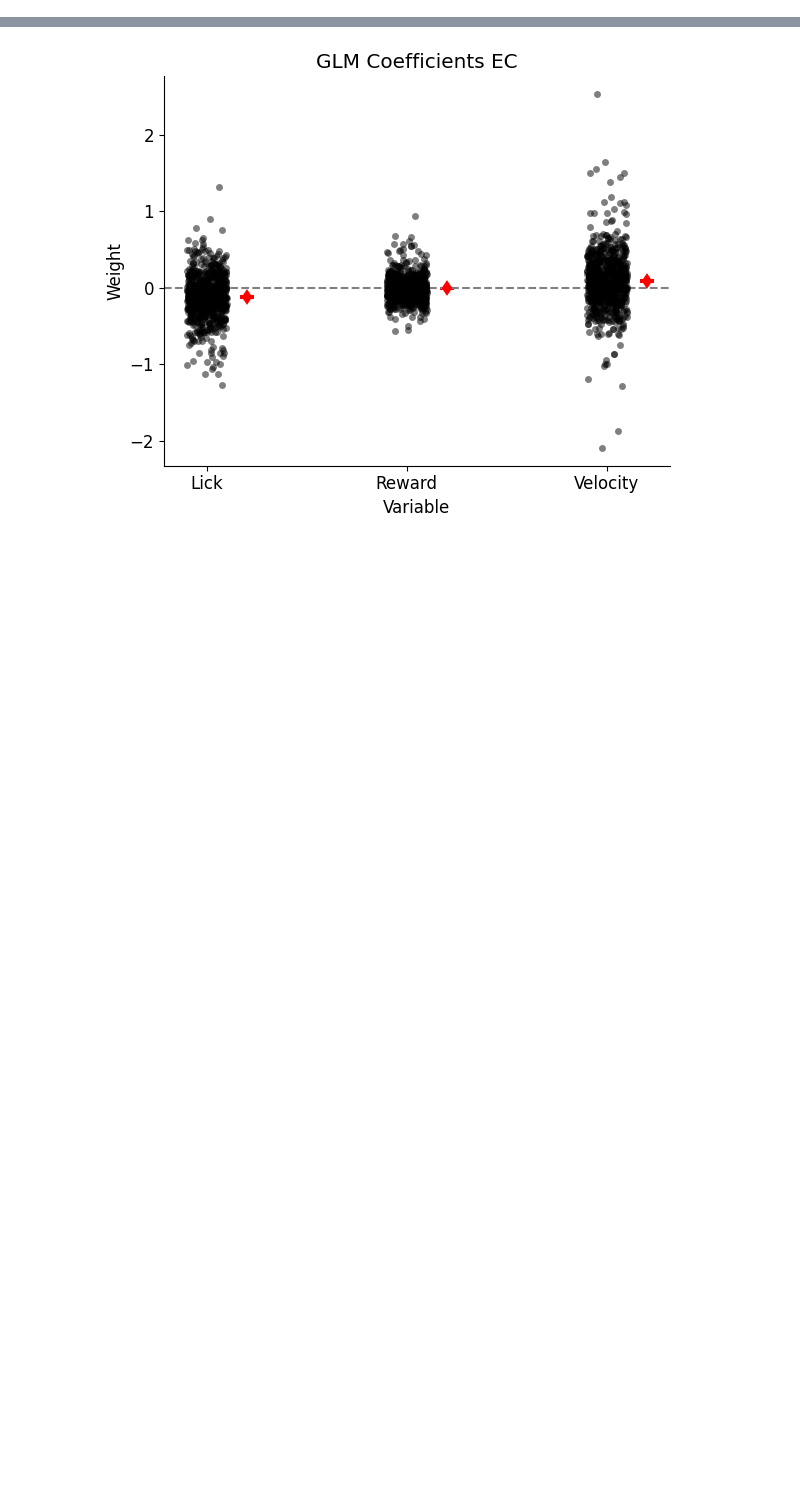
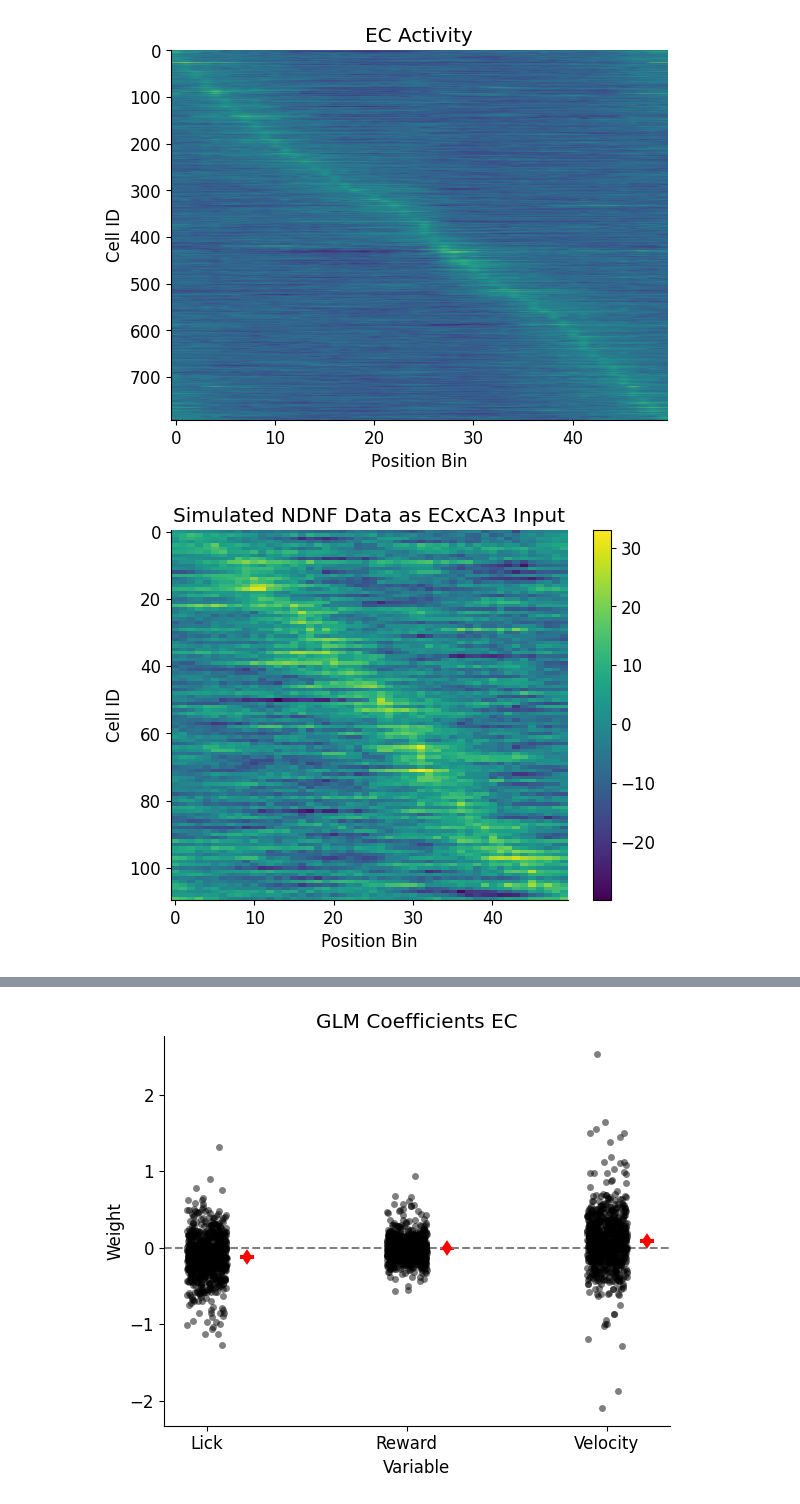
Before and after one commit to Milstein-Lab/CA1-interneuron-GLM, a Jupyter notebook: Clean_notebooks_to_date/finding_weights_over_NDNF.ipynb, the cells around one changed output, grey strips where cells are left out. Cells and saved outputs as stored; diff of their text form; code cells hidden in the pictures; blank space fills up the shorter version.

```diff
--- a/Clean_notebooks_to_date/finding_weights_over_NDNF.ipynb
+++ b/Clean_notebooks_to_date/finding_weights_over_NDNF.ipynb
@@ -630,0 +35,37 @@ MSE_list_EC_predicting_NDNF_early, coefficients_list_EC_early = get_MSE_cell_typ
+# %%
+
+
+ca3_vs_position_all_cells_array = get_CA3_data(track_length = 180, num_cells=200)
+plot_CA3(ca3_vs_position_all_cells_array)
+
+
+EC_residuals_array = get_plot_EC(residual_activity_dict_EC)
+
+
+NDNF_activity_list = get_synthetic_NDNF(EC_residuals_array, ca3_vs_position_all_cells_array, dist_type = "normal")
+NDNF_activity_array = np.array(NDNF_activity_list)
+sorted_NDNF_activity_array = np.argsort(np.argmax(NDNF_activity_array, axis=1))
+
+plt.imshow(NDNF_activity_array[sorted_NDNF_activity_array, :], aspect='auto')
+plt.title("Simulated NDNF Data as ECxCA3 Input")
+plt.ylabel("Cell ID")
+plt.xlabel("Position Bin")
+plt.colorbar()
+plt.show()
+
+real_NDNF_list = []
+
+for animal in fixed_residual_activity_dict_NDNF_newest:
+    for cell in fixed_residual_activity_dict_NDNF_newest[animal]:
+        real_NDNF_list.append(np.mean(fixed_residual_activity_dict_NDNF_newest[animal][cell], axis=1))
+
+real_NDNF_array = np.array(real_NDNF_list)
+sorted_real_NDNF_array = np.argsort(np.argmax(real_NDNF_array, axis=1))
+
+plt.imshow(real_NDNF_array[sorted_real_NDNF_array, :], aspect='auto')
+plt.title("Real NDNF Data")
+plt.ylabel("Cell ID")
+plt.xlabel("Position Bin")
+plt.colorbar()
+plt.show()
+# %% [output]
@@ -630,0 +74,2 @@ MSE_list_EC_predicting_NDNF_early, coefficients_list_EC_early = get_MSE_cell_typ
+[figure, added]
+[figure, added]
```
Also changed, not shown: parts of 90 cells of this notebook.
